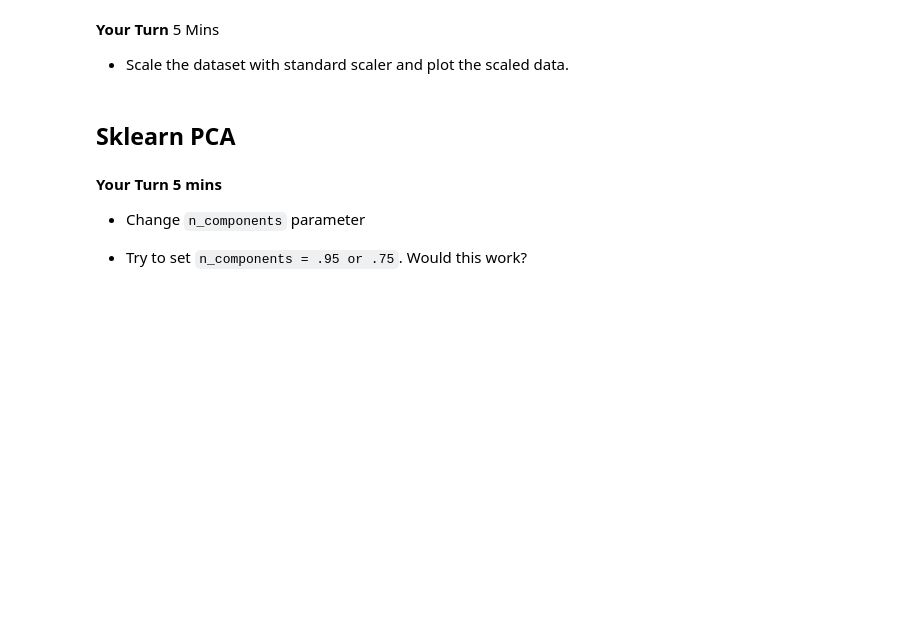
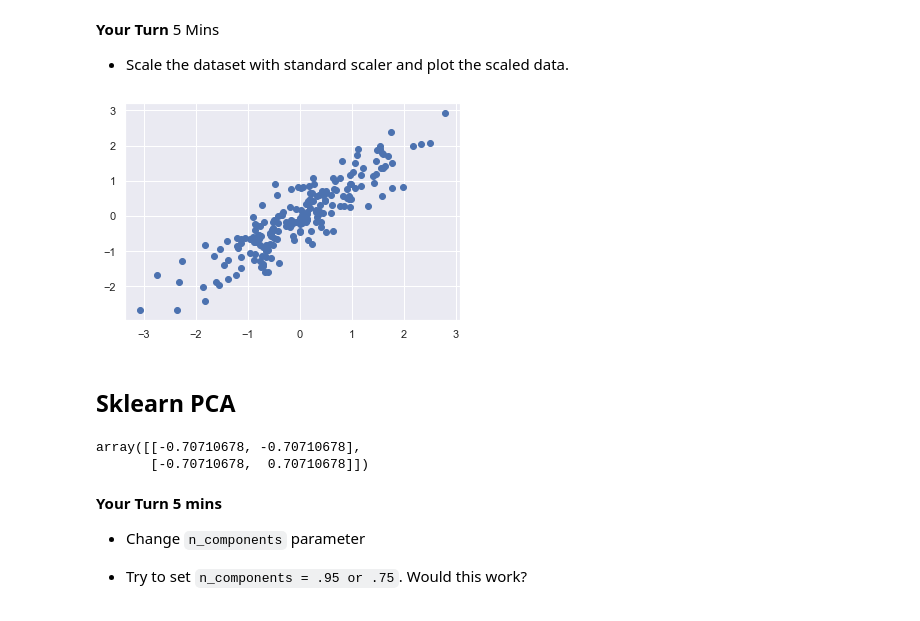
Before and after one commit to mikev6/UMBC_Data601, a Jupyter notebook: week-10/PCA/Principal-Component-Analysis.ipynb, the cells around one changed output. Drawn from its saved outputs; the diff is of its cells as text; code cells hidden in the pictures; blank space fills up the shorter version.

```diff
--- a/week-10/PCA/Principal-Component-Analysis.ipynb
+++ b/week-10/PCA/Principal-Component-Analysis.ipynb
@@ -78,7 +94,31 @@ __Your Turn__ 5 Mins
+# %%
+# %load -r 21-30 supplement.py
+## After Standard Scaling
+## Note that in general using PCA with StantardScaler is a good idea
+from sklearn.preprocessing import StandardScaler
+
+ss = StandardScaler()
+
+X = ss.fit_transform(X)
+
+plt.scatter(X[:,0], X[:,1])
+plt.show()
+# %% [output]
+[figure, added]
 # %% [markdown]
 ## Sklearn PCA
 # %%
 # %load -r 8-10 supplement.py
+from sklearn.decomposition import PCA
+
+pca = PCA(n_components = 0.95)
+
+pca.fit(X)
+
+pca.components_
+# %% [output]
+array([[-0.70710678, -0.70710678],
+       [-0.70710678,  0.70710678]])
 # %% [markdown]
 __Your Turn 5 mins__
 
```
Also changed, not shown: parts of 18 cells of this notebook, 1 other file.
